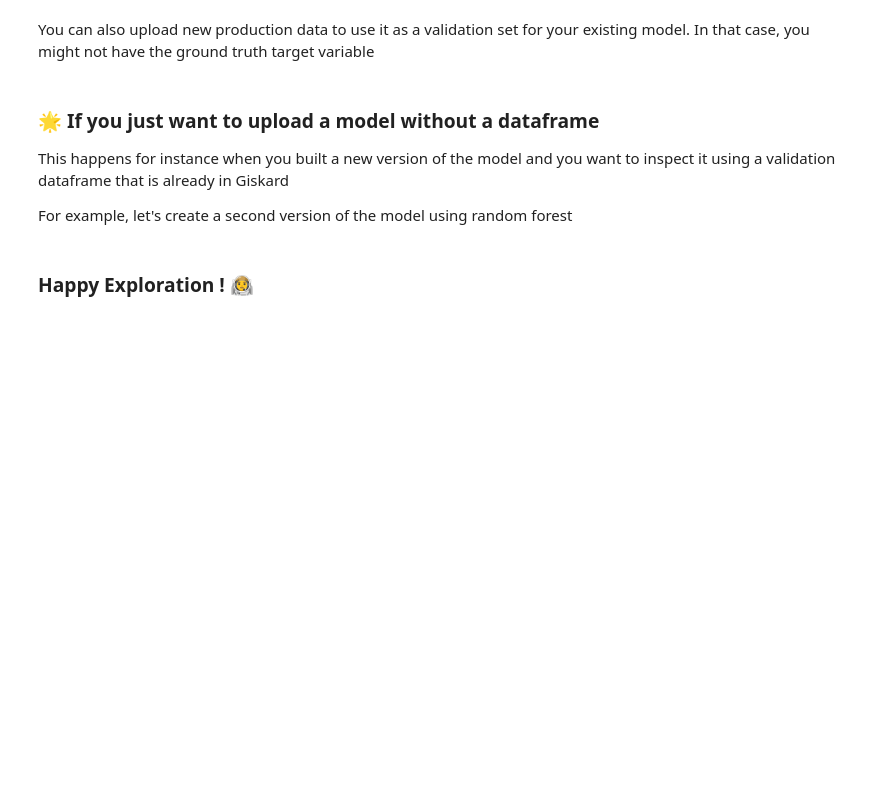
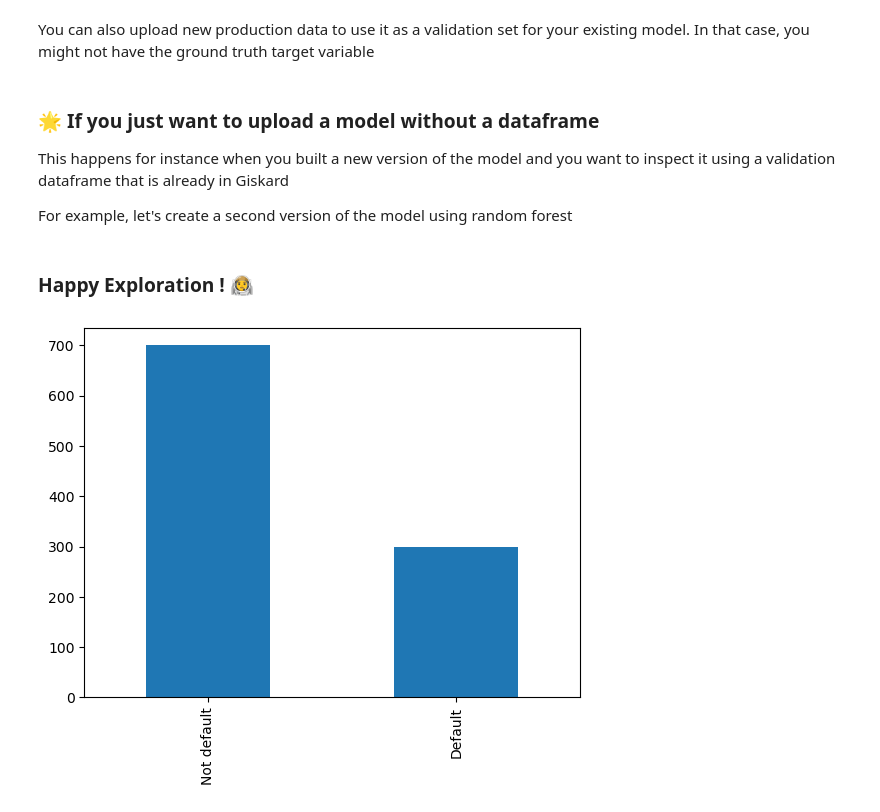
Before and after one commit to arigqt/giskard-examples, a Jupyter notebook: Credit scoring classification model.ipynb, the cells around one changed output. Cells and saved outputs as stored; diff of their text form; code cells hidden in the pictures; blank space fills up the shorter version.

```diff
--- a/Credit scoring classification model.ipynb
+++ b/Credit scoring classification model.ipynb
@@ -182,3 +240,8 @@ credit_scoring.upload_model(
 )
 # %% [markdown]
 ### Happy Exploration ! 🧑‍🚀
+# %%
+credit.default.value_counts().plot(kind='bar')
+plt.show()
+# %% [output]
+[figure, added]
```
Also changed, not shown: parts of 15 cells of this notebook.
